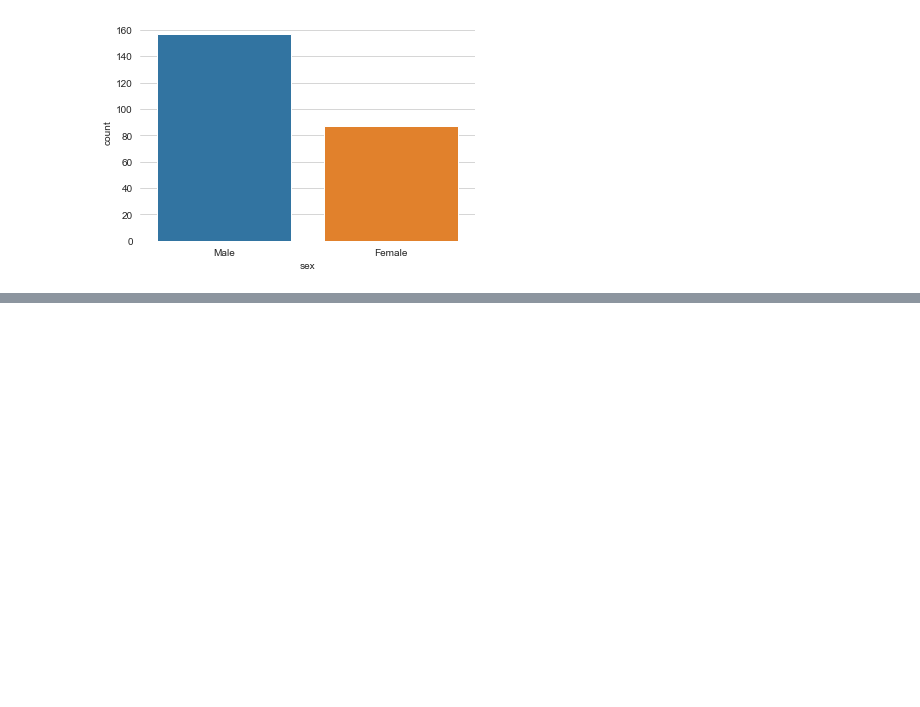
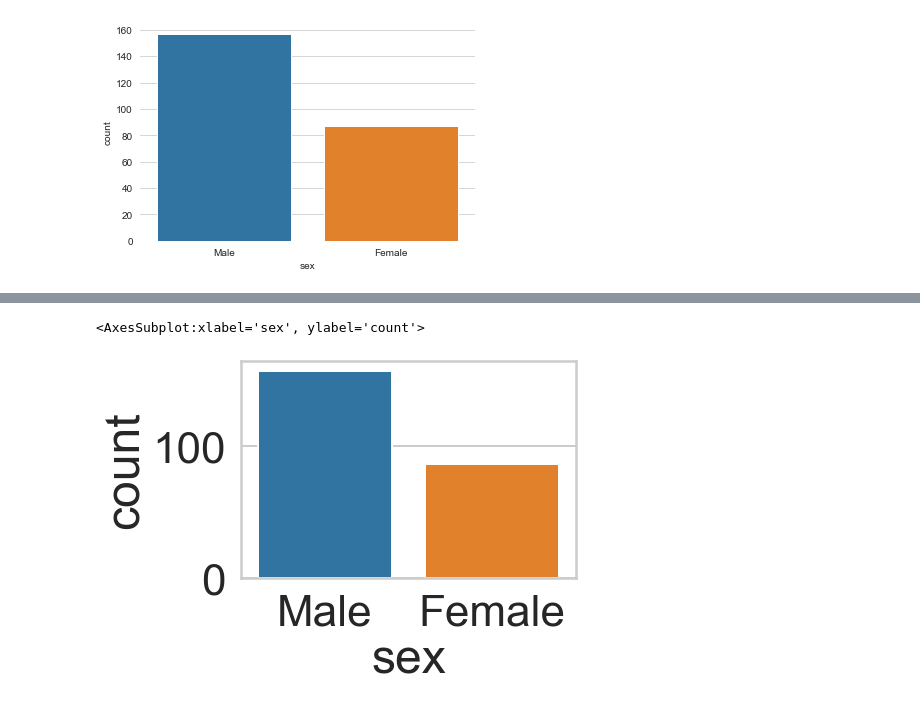
Before and after one commit to MIDAS-26/DS_ML, a Jupyter notebook: Seaborn_StyleAndColor.ipynb, the cells around one changed output, grey strips where cells are left out. Cells and saved outputs as stored; diff of their text form; code cells hidden in the pictures; blank space fills up the shorter version.

```diff
--- a/Seaborn_StyleAndColor.ipynb
+++ b/Seaborn_StyleAndColor.ipynb
@@ -33,0 +43,7 @@ sns.despine(left=True, bottom=True)
+# %%
+#to set plot size using seaborn argument use sns.set_context('context you want', (optional)font_scale=int) where for context like 'poster', 'notebook', etc, refer to docs for more info & font_scale is optional if you wanna change font size wrt default font size
+sns.set_context('poster', font_scale=2)
+sns.countplot(data=tips, x='sex')
+# %% [output]
+<AxesSubplot:xlabel='sex', ylabel='count'>
+[figure, added]
```
Also changed, not shown: parts of 3 cells of this notebook.
